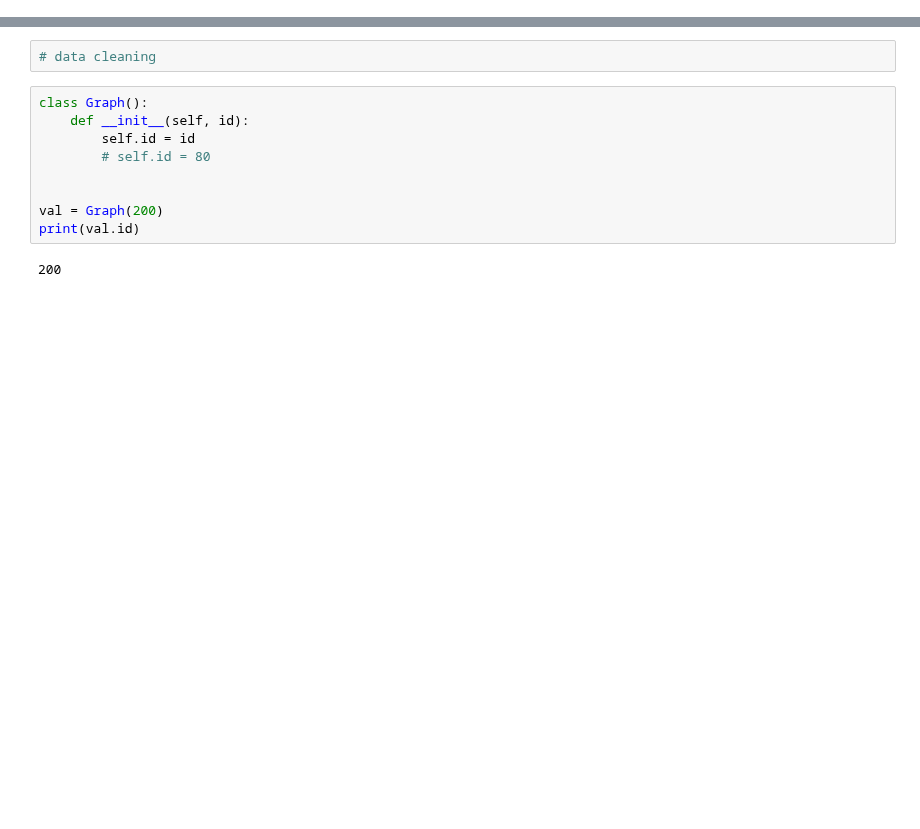
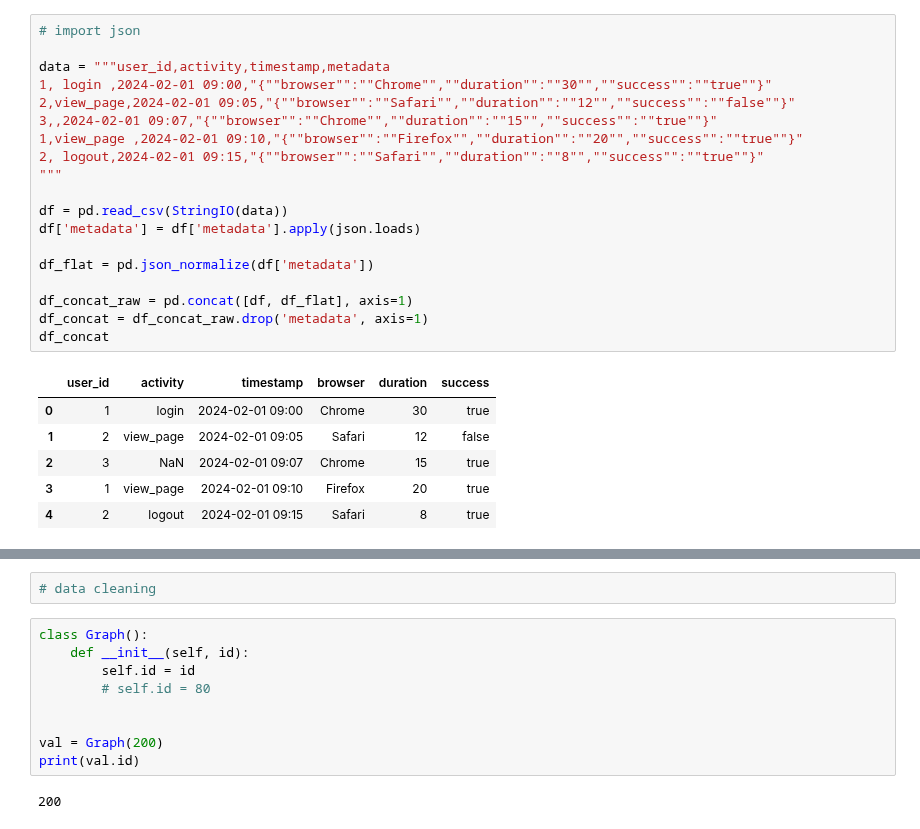
Before and after one commit to edmiller824/sf_tech, a Jupyter notebook: reps.ipynb, the cells around one changed output, grey strips where cells are left out. Saved outputs shown, nothing was run; the diff lists cells and outputs as text; blank space fills up the shorter version.

```diff
--- a/reps.ipynb
+++ b/reps.ipynb
@@ -0,0 +83,26 @@
+# %%
+# import json
+
+data = """user_id,activity,timestamp,metadata
+1, login ,2024-02-01 09:00,"{""browser"":""Chrome"",""duration"":""30"",""success"":""true""}"
+2,view_page,2024-02-01 09:05,"{""browser"":""Safari"",""duration"":""12"",""success"":""false""}"
+3,,2024-02-01 09:07,"{""browser"":""Chrome"",""duration"":""15"",""success"":""true""}"
+1,view_page ,2024-02-01 09:10,"{""browser"":""Firefox"",""duration"":""20"",""success"":""true""}"
+2, logout,2024-02-01 09:15,"{""browser"":""Safari"",""duration"":""8"",""success"":""true""}"
+"""
+
+df = pd.read_csv(StringIO(data))
+df['metadata'] = df['metadata'].apply(json.loads)
+
+df_flat = pd.json_normalize(df['metadata'])
+
+df_concat_raw = pd.concat([df, df_flat], axis=1)
+df_concat = df_concat_raw.drop('metadata', axis=1)
+df_concat
+# %% [output]
+|  | user_id | activity | timestamp | browser | duration | success |
+| 0 | 1 | login | 2024-02-01 09:00 | Chrome | 30 | true |
+| 1 | 2 | view_page | 2024-02-01 09:05 | Safari | 12 | false |
+| 2 | 3 | NaN | 2024-02-01 09:07 | Chrome | 15 | true |
+| 3 | 1 | view_page | 2024-02-01 09:10 | Firefox | 20 | true |
+| 4 | 2 | logout | 2024-02-01 09:15 | Safari | 8 | true |
```
Also changed, not shown: parts of 27 cells of this notebook.
